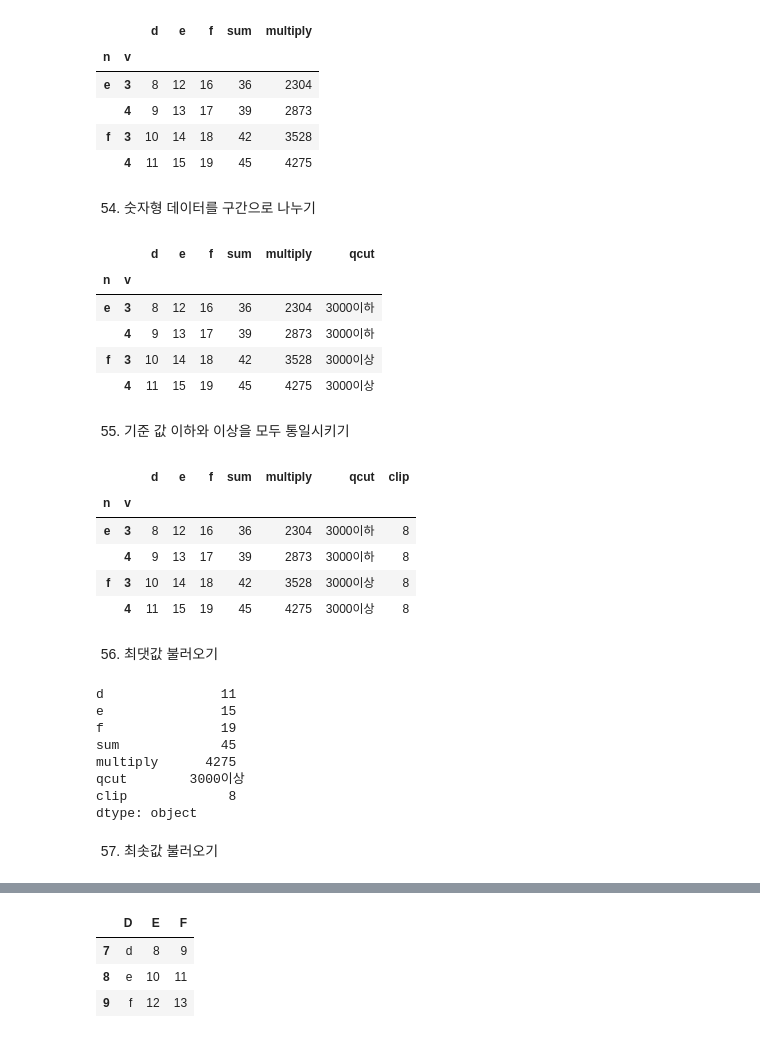
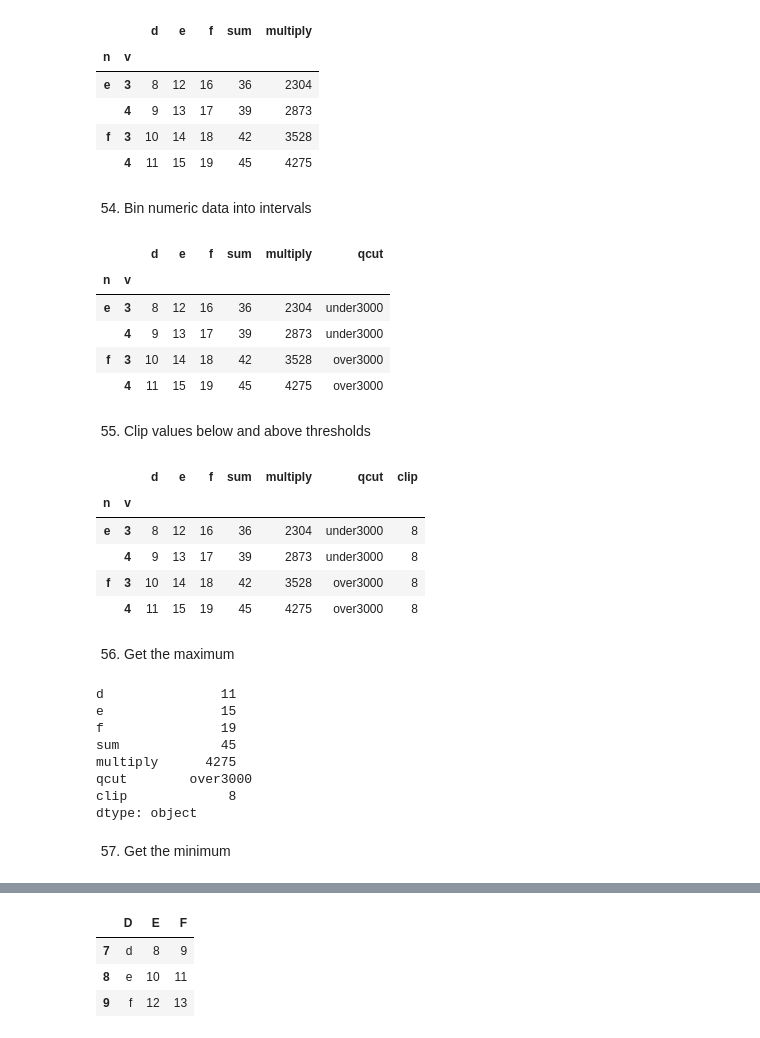
Before and after one commit to Woominju/deep-learning-coursework, a Jupyter notebook: 11_25_set_theory_assignment.ipynb, the cells around one changed output, grey strips where cells are left out. Saved outputs shown, nothing was run; the diff lists cells and outputs as text; code cells hidden in the pictures.

```diff
--- a/11_25_set_theory_assignment.ipynb
+++ b/11_25_set_theory_assignment.ipynb
@@ -543,32 +543,32 @@ df
 |  | 4 | 9 | 13 | 17 | 39 | 2873 |
 | f | 3 | 10 | 14 | 18 | 42 | 3528 |
 |  | 4 | 11 | 15 | 19 | 45 | 4275 |
-# %% [markdown]
-54. 숫자형 데이터를 구간으로 나누기
+# %% [markdown]
+54. Bin numeric data into intervals
 # %%
-df['qcut'] = pd.qcut(df['d'], 2, labels=["3000이하", "3000이상"])
+df['qcut'] = pd.qcut(df['d'], 2, labels=["under3000", "over3000"])
 df
 # %% [output]
 |  |  | d | e | f | sum | multiply | qcut |
 | n | v |  |  |  |  |  |  |
-| e | 3 | 8 | 12 | 16 | 36 | 2304 | 3000이하 |
-|  | 4 | 9 | 13 | 17 | 39 | 2873 | 3000이하 |
-| f | 3 | 10 | 14 | 18 | 42 | 3528 | 3000이상 |
-|  | 4 | 11 | 15 | 19 | 45 | 4275 | 3000이상 |
+| e | 3 | 8 | 12 | 16 | 36 | 2304 | under3000 |
+|  | 4 | 9 | 13 | 17 | 39 | 2873 | under3000 |
+| f | 3 | 10 | 14 | 18 | 42 | 3528 | over3000 |
+|  | 4 | 11 | 15 | 19 | 45 | 4275 | over3000 |
-# %% [markdown]
-55. 기준 값 이하와 이상을 모두 통일시키기
+# %% [markdown]
+55. Clip values below and above thresholds
 # %%
 df['clip'] = df['d'].clip(lower=7, upper=8)
 df
 # %% [output]
 |  |  | d | e | f | sum | multiply | qcut | clip |
 | n | v |  |  |  |  |  |  |  |
-| e | 3 | 8 | 12 | 16 | 36 | 2304 | 3000이하 | 8 |
-|  | 4 | 9 | 13 | 17 | 39 | 2873 | 3000이하 | 8 |
-| f | 3 | 10 | 14 | 18 | 42 | 3528 | 3000이상 | 8 |
-|  | 4 | 11 | 15 | 19 | 45 | 4275 | 3000이상 | 8 |
+| e | 3 | 8 | 12 | 16 | 36 | 2304 | under3000 | 8 |
+|  | 4 | 9 | 13 | 17 | 39 | 2873 | under3000 | 8 |
+| f | 3 | 10 | 14 | 18 | 42 | 3528 | over3000 | 8 |
+|  | 4 | 11 | 15 | 19 | 45 | 4275 | over3000 | 8 |
-# %% [markdown]
-56. 최댓값 불러오기
+# %% [markdown]
+56. Get the maximum
 # %%
 df.max(axis=0)
 # %% [output]
@@ -577,11 +577,11 @@ e               15
 f               19
 sum             45
 multiply      4275
-qcut        3000이상
+qcut        over3000
 clip             8
 dtype: object
-# %% [markdown]
-57. 최솟값 불러오기
+# %% [markdown]
+57. Get the minimum
 # %%
 df.min(axis=0)
 # %% [output]
```
Also changed, not shown: parts of 169 cells of this notebook, 6 other files.
